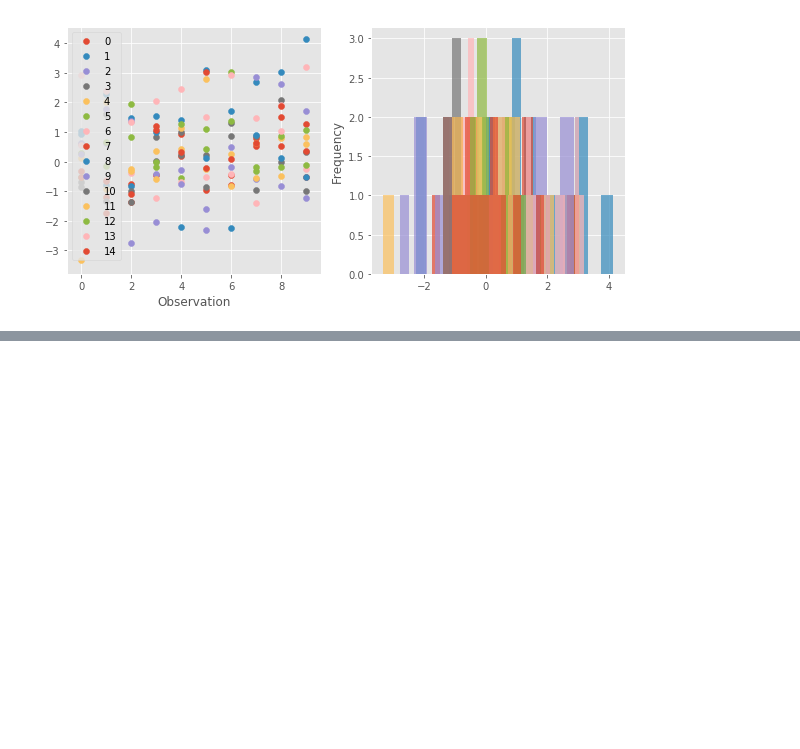
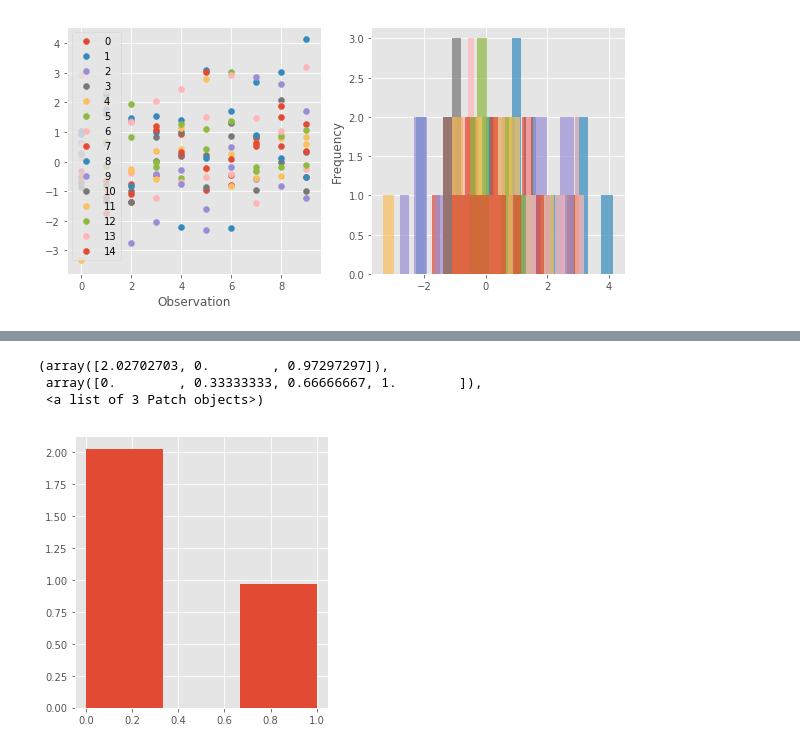
Before and after one commit to areichel90/DS5220-NaiveBayes, a Jupyter notebook: Dataset_Gen.ipynb, the cells around one changed output, grey strips where cells are left out. Drawn from its saved outputs; the diff is of its cells as text; code cells hidden in the pictures; blank space fills up the shorter version.

```diff
--- a/Dataset_Gen.ipynb
+++ b/Dataset_Gen.ipynb
@@ -200,0 +319,10 @@ for i in X_df:
+# %%
+fig = plt.figure(figsize=(10,5))
+plt.subplot(121)
+plt.hist(df_master['K'],
+         bins=3,density=True)
+# %% [output]
+(array([2.02702703, 0.        , 0.97297297]),
+ array([0.        , 0.33333333, 0.66666667, 1.        ]),
+ <a list of 3 Patch objects>)
+[figure, added]
```
Also changed, not shown: parts of 7 cells of this notebook, 2 other files.
